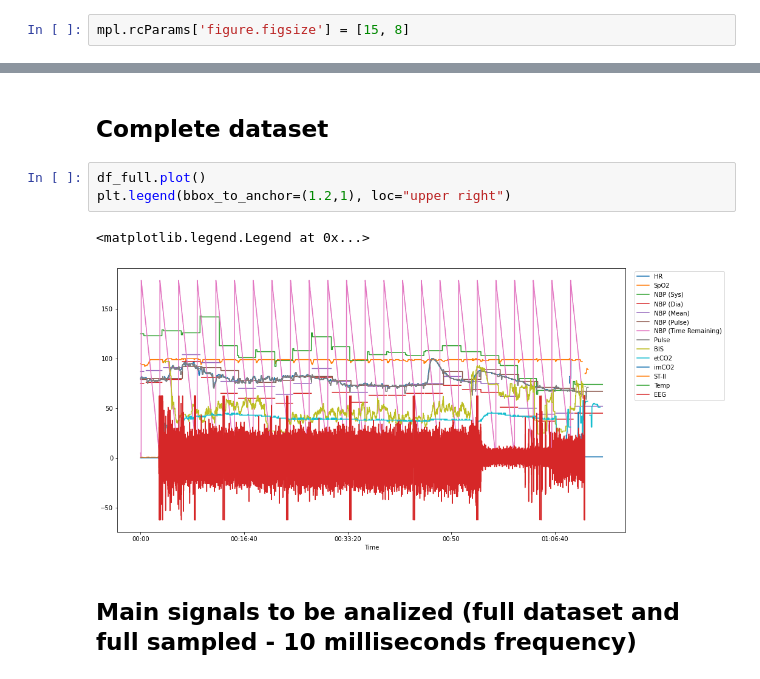
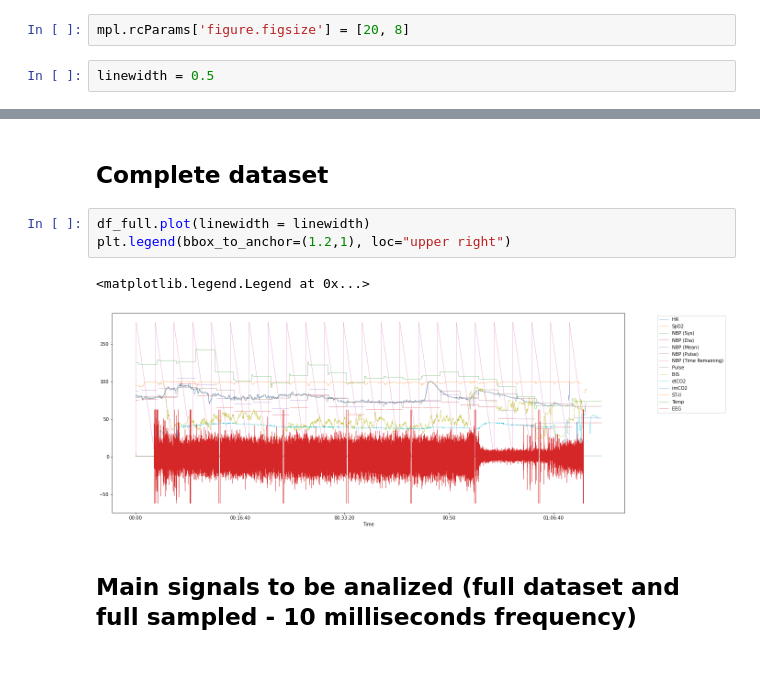
Before and after one commit to Dienert/anesthesia_serie, a Jupyter notebook: notebooks/dataset.ipynb, the cells around one changed output, grey strips where cells are left out. Saved outputs shown, nothing was run; the diff lists cells and outputs as text.

Commit message:
Updating  plots

```diff
--- a/notebooks/dataset.ipynb
+++ b/notebooks/dataset.ipynb
@@ -3,7 +3,9 @@ import pandas as pd
 import matplotlib.pyplot as plt
 import matplotlib as mpl
 # %%
-mpl.rcParams['figure.figsize'] = [15, 8]
+mpl.rcParams['figure.figsize'] = [20, 8]
+# %%
+linewidth = 0.5
 # %%
 from datetime import datetime
 custom_time_parser = lambda x: datetime.strptime(x, "%H:%M:%S.%f").time()
@@ -69,11 +71,11 @@ df_train_sub_sampled
 # %% [markdown]
 ## Complete dataset
 # %%
-df_full.plot()
+df_full.plot(linewidth = linewidth)
 plt.legend(bbox_to_anchor=(1.2,1), loc="upper right")
 # %% [output]
 <matplotlib.legend.Legend at 0x...>
-[figure, old version]
+[figure, new version]
 # %% [markdown]
 ## Main signals to be analized (full dataset and full sampled - 10 milliseconds frequency)
 # %%
```
Also changed, not shown: parts of 14 cells of this notebook.
